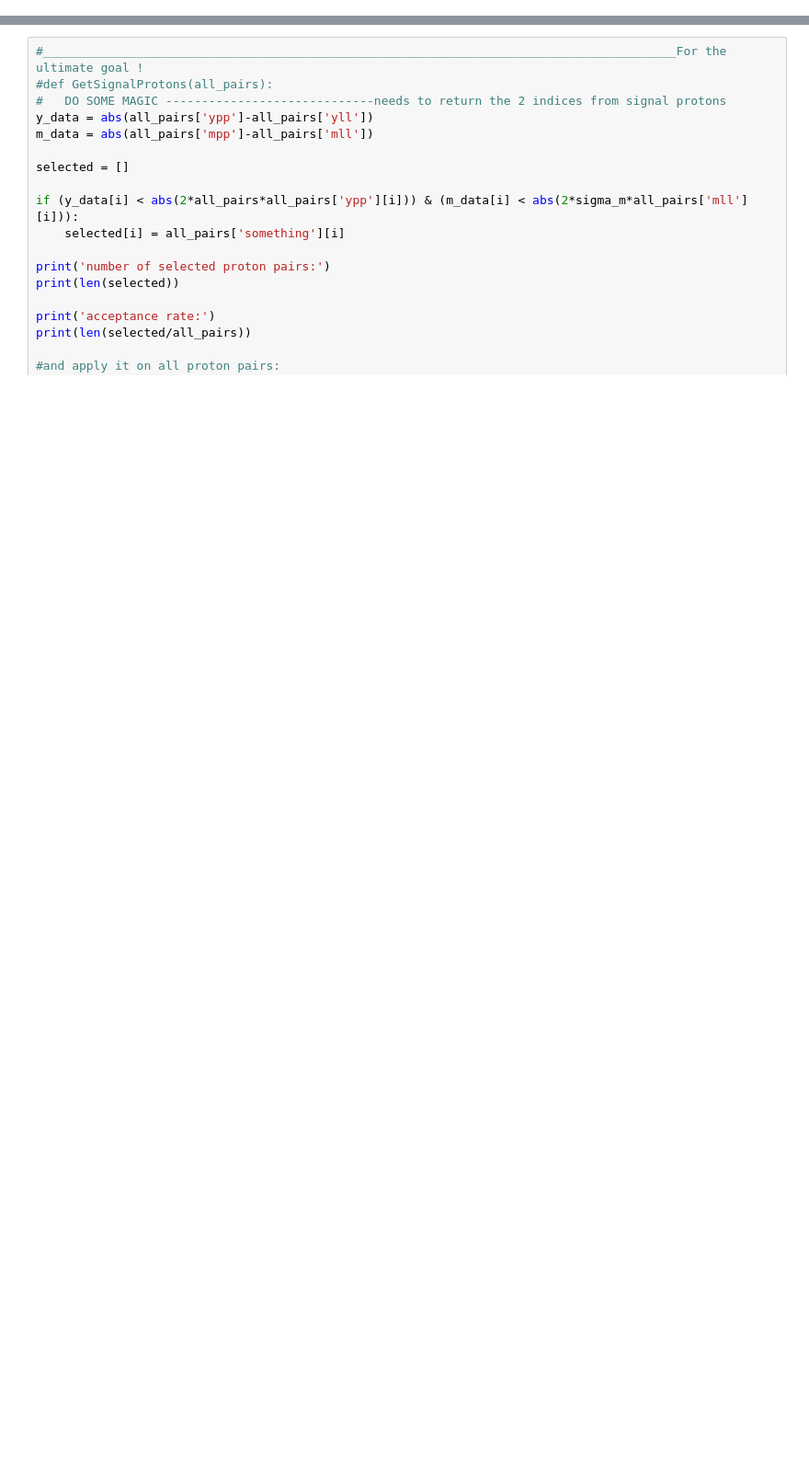
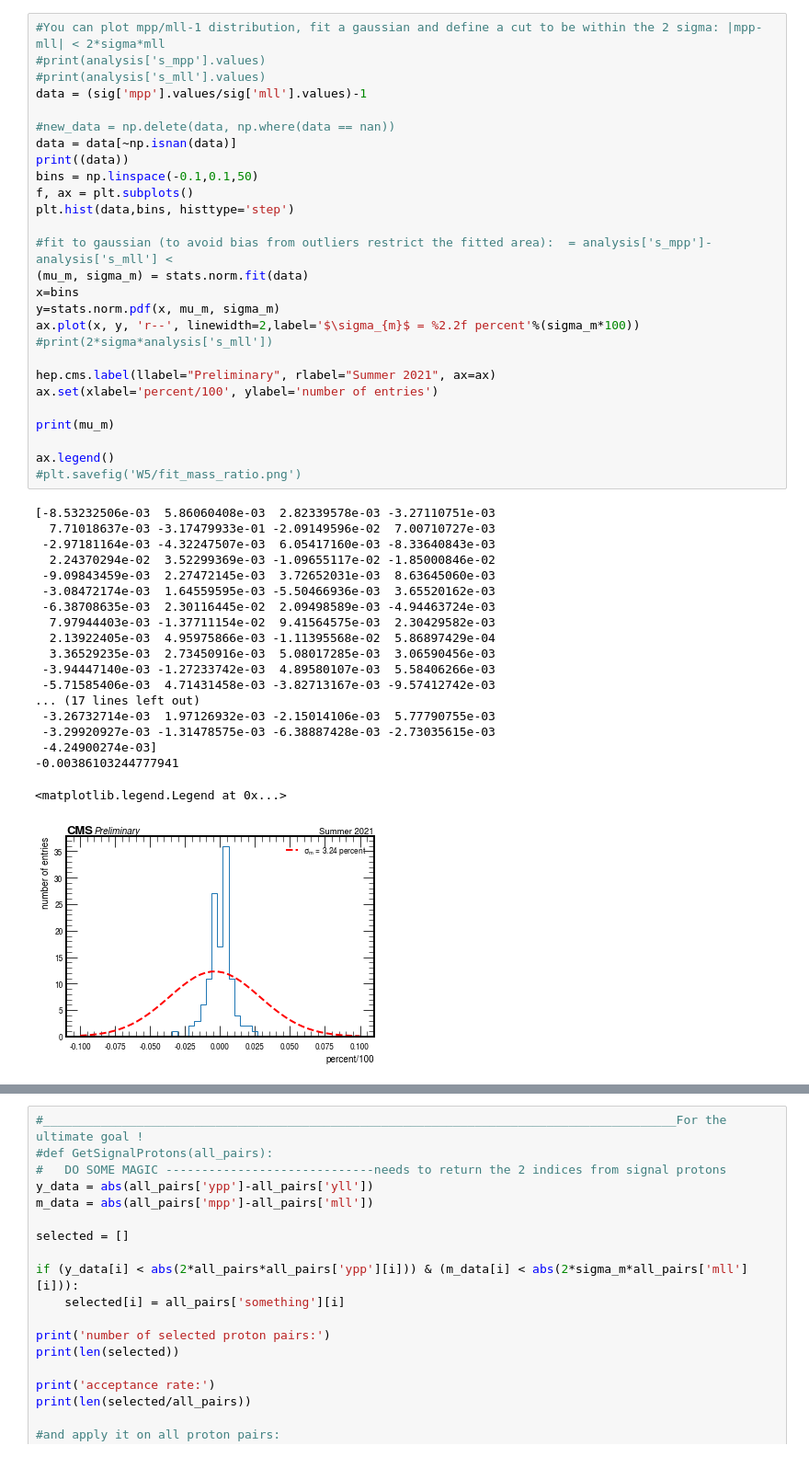
Before and after one commit to jloemker/SWAN, a Jupyter notebook: Analysis_Bg_Sig.ipynb, the cells around one changed output, grey strips where cells are left out. Shown at 92% size. Saved outputs shown, nothing was run; the diff lists cells and outputs as text; blank space fills up the shorter version.

Commit message:
general data frame construction

```diff
--- a/Analysis_Bg_Sig.ipynb
+++ b/Analysis_Bg_Sig.ipynb
@@ -599,0 +123,47 @@ print(tp1)
+# %%
+#You can plot mpp/mll-1 distribution, fit a gaussian and define a cut to be within the 2 sigma: |mpp-mll| < 2*sigma*mll
+#print(analysis['s_mpp'].values)
+#print(analysis['s_mll'].values)
+data = (sig['mpp'].values/sig['mll'].values)-1
+
+#new_data = np.delete(data, np.where(data == nan))
+data = data[~np.isnan(data)]
+print((data))
+bins = np.linspace(-0.1,0.1,50)
+f, ax = plt.subplots()
+plt.hist(data,bins, histtype='step')
+
+#fit to gaussian (to avoid bias from outliers restrict the fitted area):  = analysis['s_mpp']-analysis['s_mll'] <
+(mu_m, sigma_m) = stats.norm.fit(data)
+x=bins
+y=stats.norm.pdf(x, mu_m, sigma_m)
+ax.plot(x, y, 'r--', linewidth=2,label='$\sigma_{m}$ = %2.2f percent'%(sigma_m*100))
+#print(2*sigma*analysis['s_mll'])
+
+hep.cms.label(llabel="Preliminary", rlabel="Summer 2021", ax=ax)
+ax.set(xlabel='percent/100', ylabel='number of entries')
+
+print(mu_m)
+
+ax.legend()
+#plt.savefig('W5/fit_mass_ratio.png')
+# %% [output]
+[-8.53232506e-03  5.86060408e-03  2.82339578e-03 -3.27110751e-03
+  7.71018637e-03 -3.17479933e-01 -2.09149596e-02  7.00710727e-03
+ -2.97181164e-03 -4.32247507e-03  6.05417160e-03 -8.33640843e-03
+  2.24370294e-02  3.52299369e-03 -1.09655117e-02 -1.85000846e-02
+ -9.09843459e-03  2.27472145e-03  3.72652031e-03  8.63645060e-03
+ -3.08472174e-03  1.64559595e-03 -5.50466936e-03  3.65520162e-03
+ -6.38708635e-03  2.30116445e-02  2.09498589e-03 -4.94463724e-03
+  7.97944403e-03 -1.37711154e-02  9.41564575e-03  2.30429582e-03
+  2.13922405e-03  4.95975866e-03 -1.11395568e-02  5.86897429e-04
+  3.36529235e-03  2.73450916e-03  5.08017285e-03  3.06590456e-03
+ -3.94447140e-03 -1.27233742e-03  4.89580107e-03  5.58406266e-03
+ -5.71585406e-03  4.71431458e-03 -3.82713167e-03 -9.57412742e-03
+... (17 lines left out)
+ -3.26732714e-03  1.97126932e-03 -2.15014106e-03  5.77790755e-03
+ -3.29920927e-03 -1.31478575e-03 -6.38887428e-03 -2.73035615e-03
+ -4.24900274e-03]
+-0.00386103244777941
+<matplotlib.legend.Legend at 0x...>
+[figure, added]
```
Also changed, not shown: parts of 49 cells of this notebook, 1 other file.
